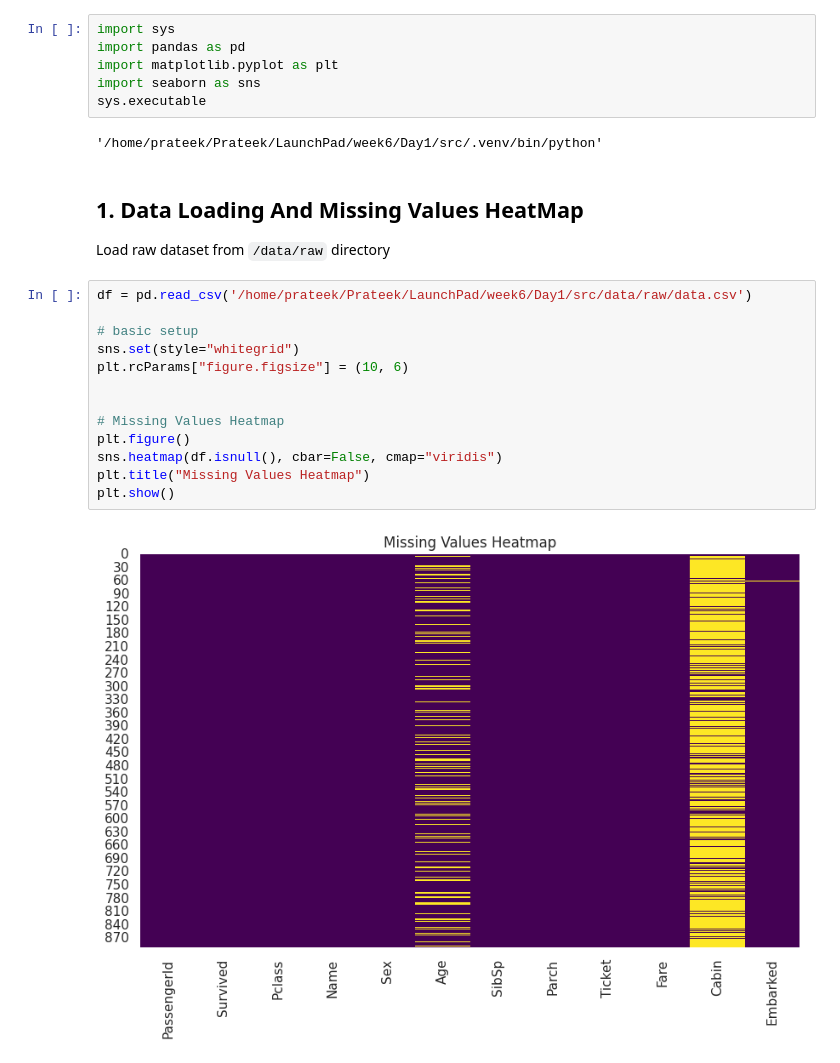
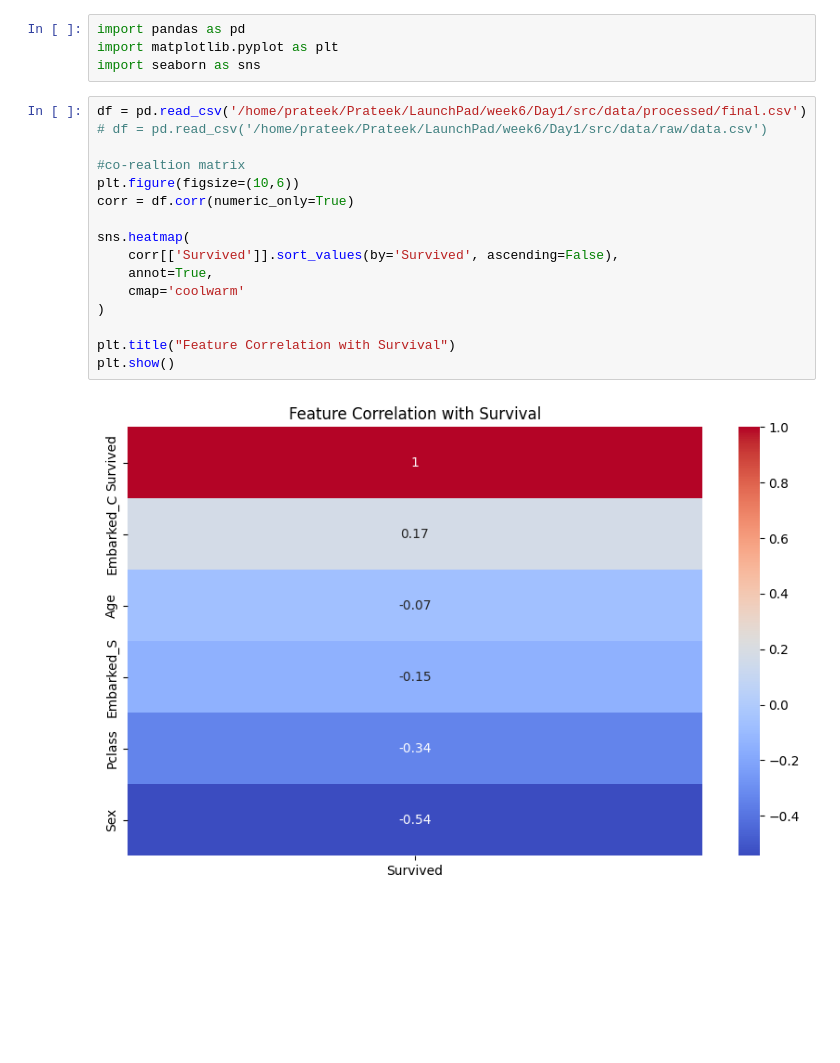
Before and after one commit to prateekphestabit/LaunchPad, a Jupyter notebook: week6/Day1/src/notebooks/EDA.ipynb, the cells around one changed output. Cells and saved outputs as stored; diff of their text form; blank space fills up the shorter version.

```diff
--- a/week6/Day1/src/notebooks/EDA.ipynb
+++ b/week6/Day1/src/notebooks/EDA.ipynb
@@ -1,28 +1,23 @@
 # %%
-import sys
 import pandas as pd
 import matplotlib.pyplot as plt
 import seaborn as sns
-sys.executable
-# %% [output]
-'/home/prateek/Prateek/LaunchPad/week6/Day1/src/.venv/bin/python'
-# %% [markdown]
-## 1. Data Loading And Missing Values HeatMap
-
-Load raw dataset from `/data/raw` directory
 # %%
-df = pd.read_csv('/home/prateek/Prateek/LaunchPad/week6/Day1/src/data/raw/data.csv')
+df = pd.read_csv('/home/prateek/Prateek/LaunchPad/week6/Day1/src/data/processed/final.csv')
+# df = pd.read_csv('/home/prateek/Prateek/LaunchPad/week6/Day1/src/data/raw/data.csv')
 
-# basic setup
-sns.set(style="whitegrid")
-plt.rcParams["figure.figsize"] = (10, 6)
+#co-realtion matrix
+plt.figure(figsize=(10,6))
+corr = df.corr(numeric_only=True)
 
+sns.heatmap(
+    corr[['Survived']].sort_values(by='Survived', ascending=False),
+    annot=True,
+    cmap='coolwarm'
+)
 
-# Missing Values Heatmap
-plt.figure()
-sns.heatmap(df.isnull(), cbar=False, cmap="viridis")
-plt.title("Missing Values Heatmap")
+plt.title("Feature Correlation with Survival")
 plt.show()
 # %% [output]
-[figure, old version]
+[figure, new version]
 # %%
```
Also changed, not shown: parts of 6 cells of this notebook, 31 other files.
